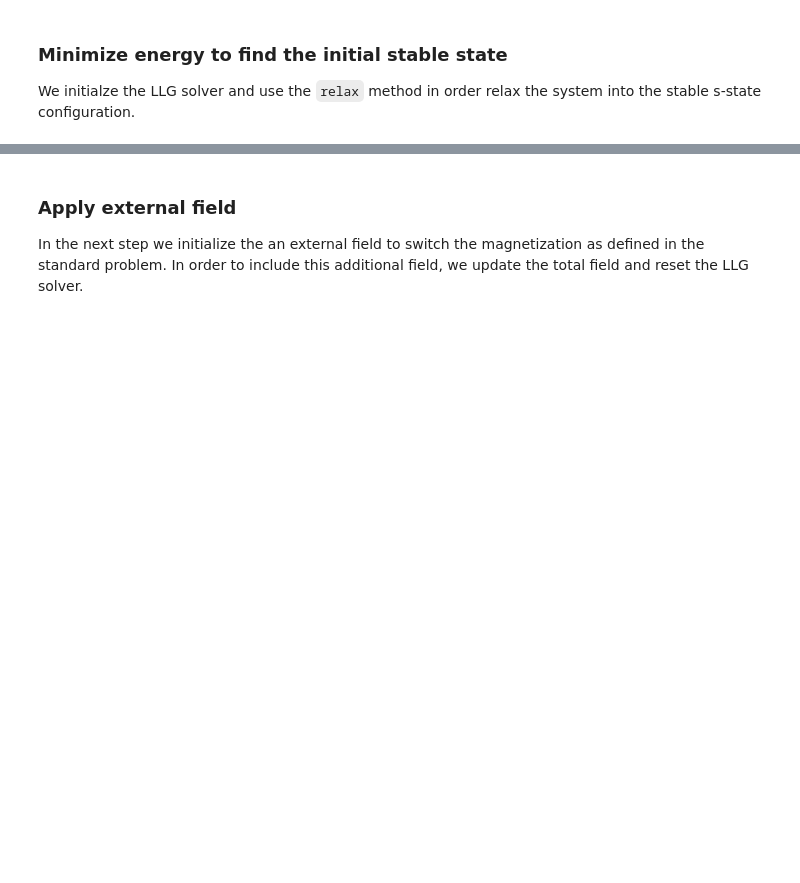
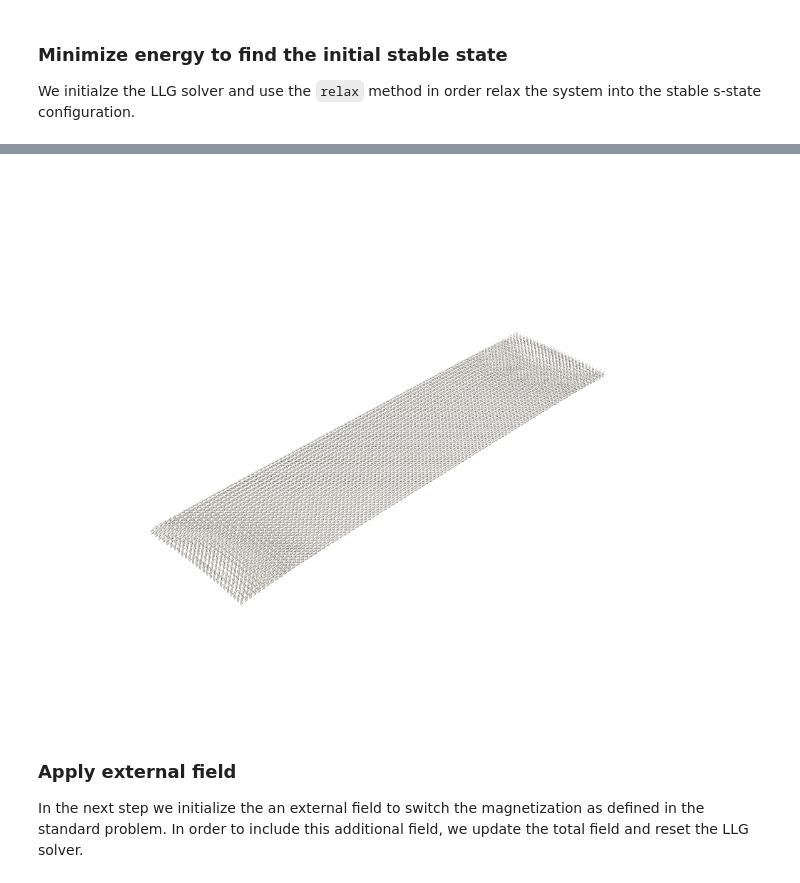
Before and after one commit to DavidLanders95/NeuralMagFork, a Jupyter notebook: docs/examples/standard-problem-4.ipynb, the cells around one changed output, grey strips where cells are left out. Drawn from its saved outputs; the diff is of its cells as text; code cells hidden in the pictures; blank space fills up the shorter version.

```diff
--- a/docs/examples/standard-problem-4.ipynb
+++ b/docs/examples/standard-problem-4.ipynb
@@ -31,7 +31,10 @@ In the first step, we import the required modules.
 # %%
 import matplotlib.pyplot as plt
 import numpy as np
+import pyvista as pv
 from scipy import constants
 
 import neuralmag as nm
+
+pv.set_jupyter_backend("static")
 # %% [output]
@@ -102,0 +81,12 @@ Solution(
+# %%
+llg = nm.LLGSolver(state)
+llg.relax()
+state.write_vti(["m"], "sstate.vti")
+
+# Plot the flower state
+mesh = pv.read("sstate.vti")
+glyphs = mesh.glyph(orient="m", scale="m", factor=1e-8)
+p = pv.Plotter()
+p.add_mesh(glyphs, color="white", lighting=True, smooth_shading=True)
+p.show()
+# %% [output]
@@ -103,3 +110,4 @@ Solution(
+[figure, added]
 # %% [markdown]
 ### Apply external field
 In the next step we initialize the an external field to switch the magnetization as defined in the standard problem. In order to include this additional field, we update the total field and reset the LLG solver.
```
Also changed, not shown: parts of 9 cells of this notebook.
